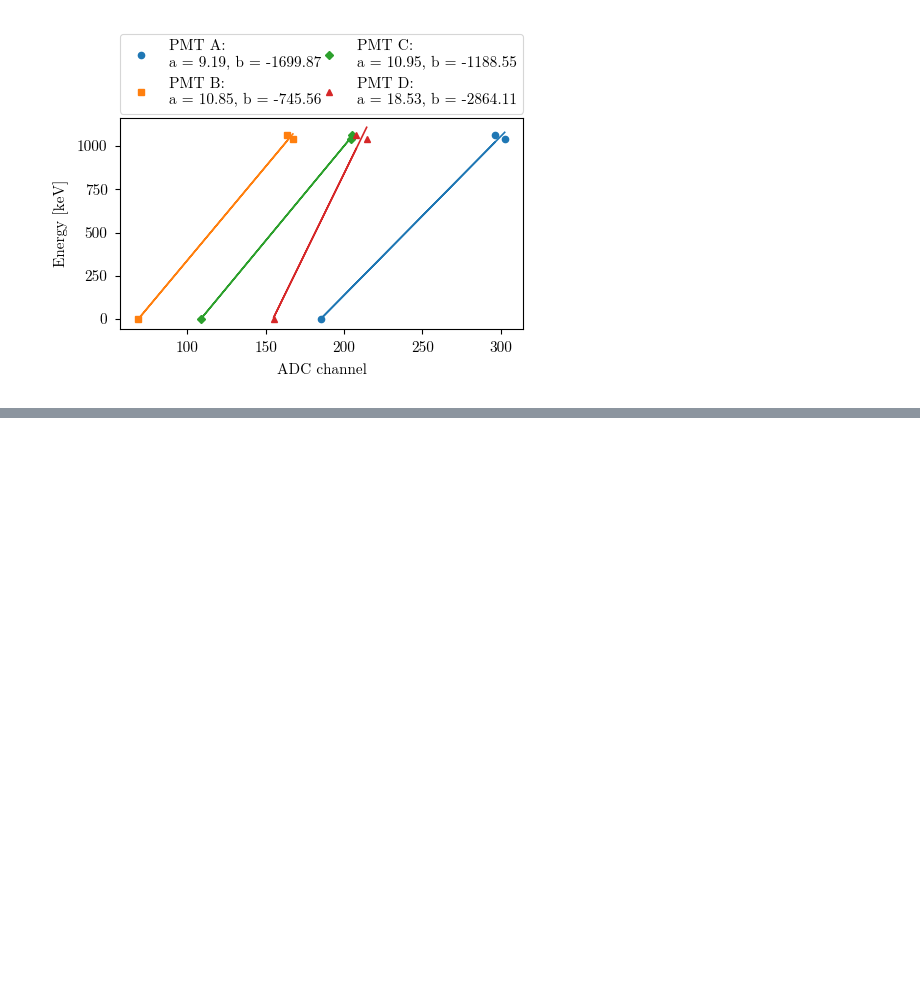
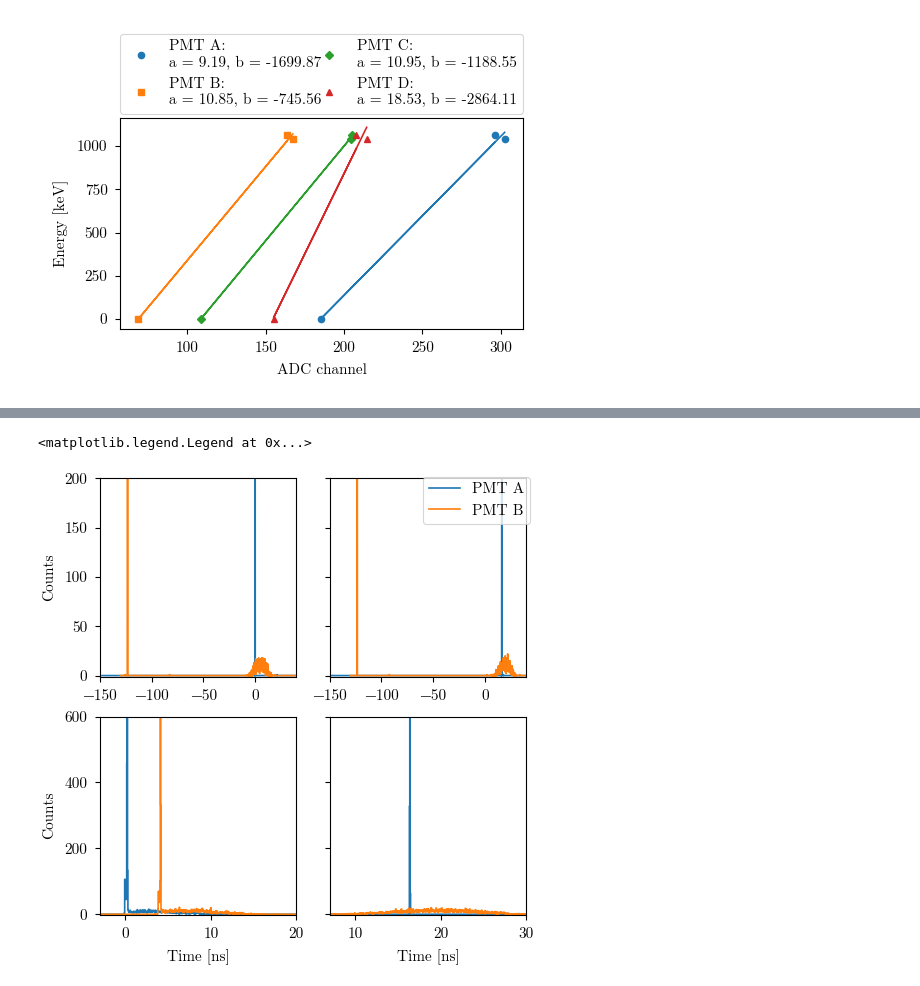
Before and after one commit to SteWey0/Fortgeschrittenenpraktikum, a Jupyter notebook: Cosmic radiation/analysis.ipynb, the cells around one changed output, grey strips where cells are left out. Saved outputs shown, nothing was run; the diff lists cells and outputs as text; code cells hidden in the pictures; blank space fills up the shorter version.

```diff
--- a/Cosmic radiation/analysis.ipynb
+++ b/Cosmic radiation/analysis.ipynb
@@ -327,0 +369,40 @@ array([[    9.18811616, -1699.86724925],
+# %%
+paths = [
+    ['D:/Cosmic_rays/M613/1_5/1d/A_nodelay_tdc_a.txt', 'D:/Cosmic_rays/M613/1_5/1d/A_nodelay_tdc_b.txt'],
+    ['D:/Cosmic_rays/M613/1_5/1d/A_16ns_tdc_a.txt', 'D:/Cosmic_rays/M613/1_5/1d/A_16ns_tdc_b.txt'],
+
+    ['D:/Cosmic_rays/M613/1_5/1d/AB_nodelay_tdc_a.txt', 'D:/Cosmic_rays/M613/1_5/1d/AB_nodelay_tdc_b.txt'],
+    ['D:/Cosmic_rays/M613/1_5/1d/AB_16ns_tdc_a.txt', 'D:/Cosmic_rays/M613/1_5/1d/AB_16ns_tdc_b.txt']
+    ]
+width_a = np.abs(time_cal(1, 'A') - time_cal(0, 'A'))
+width_b = np.abs(time_cal(1, 'B') - time_cal(0, 'B'))
+fig,ax = plt.subplots(ncols=2, nrows=2, sharey='row', layout='constrained', figsize=(5,3.75*4/3))
+p = paths[0]
+data_a = np.loadtxt(p[0])
+data_b = np.loadtxt(p[1])
+ax[0,0].step(time_cal(data_a[:,0], 'A'), data_a[:,1], label='PMT A')
+ax[0,0].step(time_cal(data_b[:,0], 'B'), data_b[:,1], label='PMT B')
+ax[0,0].set( ylabel='Counts', ylim=(-1, 200), xlim=(-150,40))
+p = paths[1]
+data_a = np.loadtxt(p[0])
+data_b = np.loadtxt(p[1])
+ax[0,1].step(time_cal(data_a[:,0], 'A'), data_a[:,1] )
+ax[0,1].step(time_cal(data_b[:,0], 'B'), data_b[:,1] )
+ax[0,1].set( xlim=(-150,40))
+
+p = paths[2]
+data_a = np.loadtxt(p[0])
+data_b = np.loadtxt(p[1])
+ax[1,0].step(time_cal(data_a[:,0], 'A'), data_a[:,1])
+ax[1,0].step(time_cal(data_b[:,0], 'B'), data_b[:,1])
+ax[1,0].set(xlim=(-3,20), ylim=(-1,600), xlabel='Time [ns]', ylabel='Counts')
+p = paths[3]
+data_a = np.loadtxt(p[0])
+data_b = np.loadtxt(p[1])
+ax[1,1].step(time_cal(data_a[:,0], 'A'), data_a[:,1])
+ax[1,1].step(time_cal(data_b[:,0], 'B'), data_b[:,1])
+ax[1,1].set(xlim=(7,30), xlabel='Time [ns]')
+fig.legend()
+# %% [output]
+<matplotlib.legend.Legend at 0x...>
+[figure, added]
```
Also changed, not shown: parts of 13 cells of this notebook.
